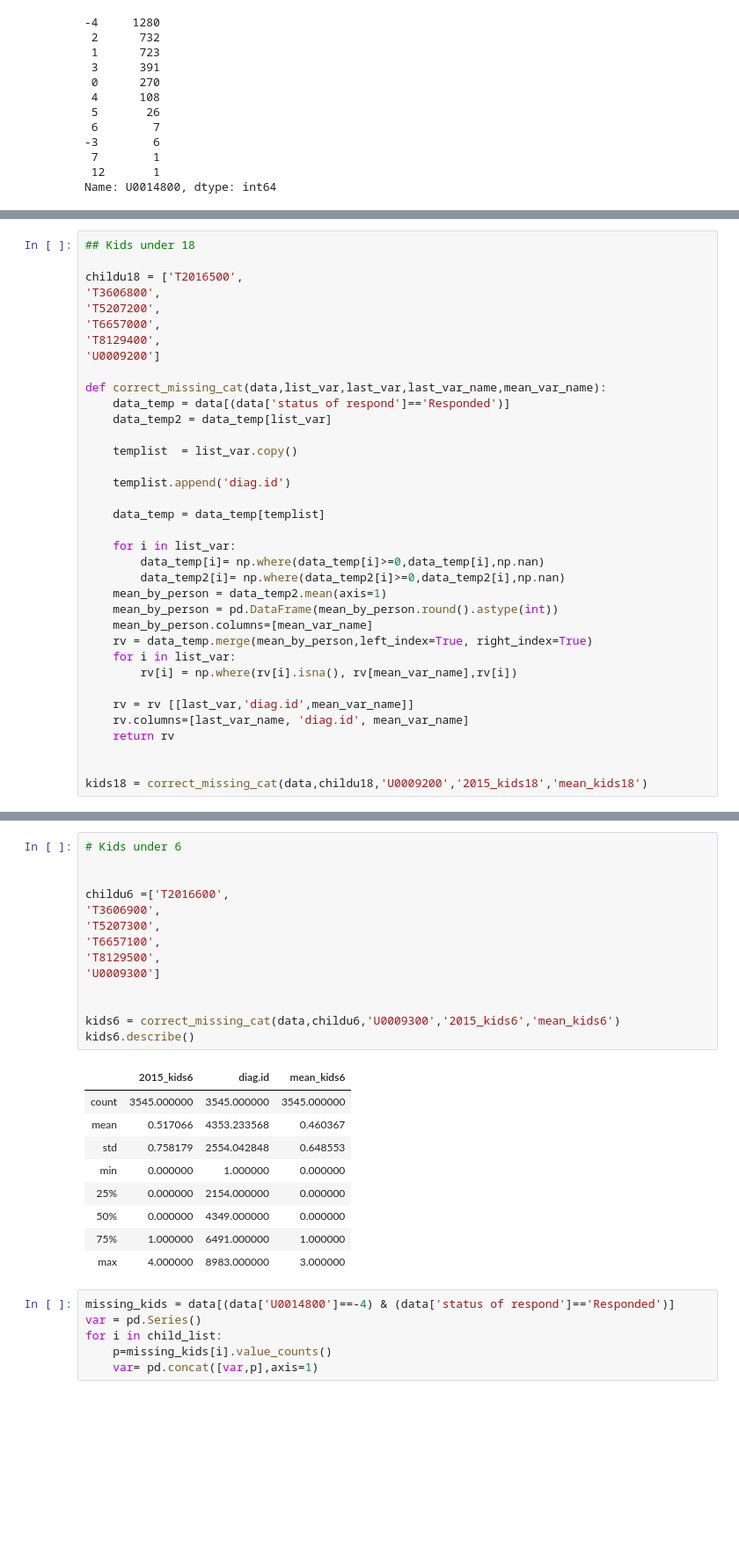
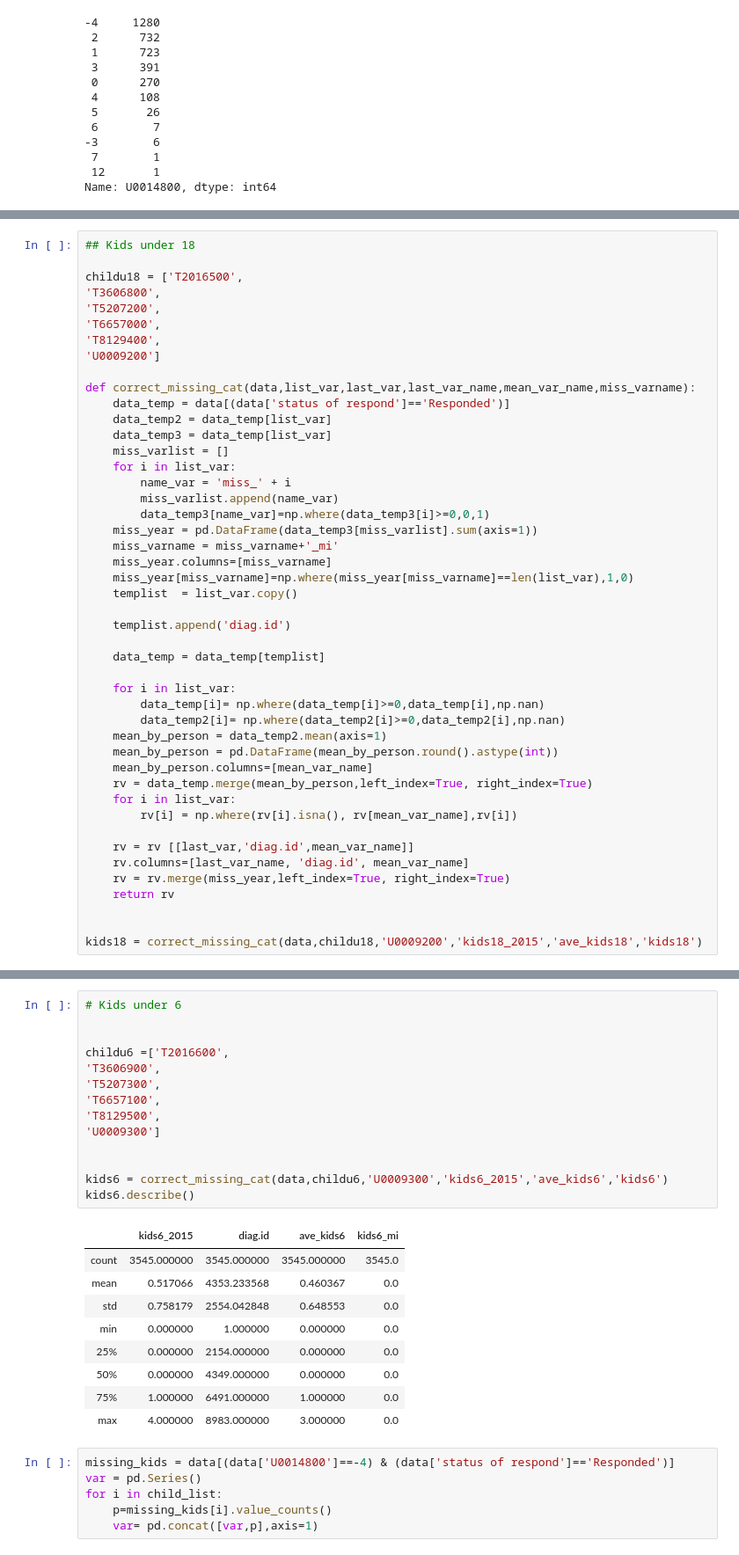
Before and after one commit to lucasmation/MLapp-yhat-challenge, a Jupyter notebook: Part1.ipynb, the cells around one changed output, grey strips where cells are left out. Shown at 88% size. Drawn from its saved outputs; the diff is of its cells as text; blank space fills up the shorter version.

```diff
--- a/Part1.ipynb
+++ b/Part1.ipynb
@@ -449,10 +470,19 @@ childu18 = ['T2016500',
 'T8129400',
 'U0009200']
 
-def correct_missing_cat(data,list_var,last_var,last_var_name,mean_var_name):
+def correct_missing_cat(data,list_var,last_var,last_var_name,mean_var_name,miss_varname):
     data_temp = data[(data['status of respond']=='Responded')]
     data_temp2 = data_temp[list_var]
-
+    data_temp3 = data_temp[list_var]
+    miss_varlist = []
+    for i in list_var:
+        name_var = 'miss_' + i
+        miss_varlist.append(name_var)
+        data_temp3[name_var]=np.where(data_temp3[i]>=0,0,1)
+    miss_year = pd.DataFrame(data_temp3[miss_varlist].sum(axis=1))
+    miss_varname = miss_varname+'_mi'
+    miss_year.columns=[miss_varname]
+    miss_year[miss_varname]=np.where(miss_year[miss_varname]==len(list_var),1,0)
     templist  = list_var.copy()
 
     templist.append('diag.id')
@@ -471,8 +501,9 @@ def correct_missing_cat(data,list_var,last_var,last_var_name,mean_var_name):
 
     rv = rv [[last_var,'diag.id',mean_var_name]]
     rv.columns=[last_var_name, 'diag.id', mean_var_name]
+    rv = rv.merge(miss_year,left_index=True, right_index=True)
     return rv
 
 
-kids18 = correct_missing_cat(data,childu18,'U0009200','2015_kids18','mean_kids18')
+kids18 = correct_missing_cat(data,childu18,'U0009200','kids18_2015','ave_kids18','kids18')
 # %%
@@ -490,27 +525,27 @@ kids18.describe()
 # %%
 # Kids under 6
 
 
 childu6 =['T2016600',
 'T3606900',
 'T5207300',
 'T6657100',
 'T8129500',
 'U0009300']
 
 
-kids6 = correct_missing_cat(data,childu6,'U0009300','2015_kids6','mean_kids6')
+kids6 = correct_missing_cat(data,childu6,'U0009300','kids6_2015','ave_kids6','kids6')
 kids6.describe()
 # %% [output]
-|  | 2015_kids6 | diag.id | mean_kids6 |
-| count | 3545.000000 | 3545.000000 | 3545.000000 |
-| mean | 0.517066 | 4353.233568 | 0.460367 |
-| std | 0.758179 | 2554.042848 | 0.648553 |
-| min | 0.000000 | 1.000000 | 0.000000 |
-| 25% | 0.000000 | 2154.000000 | 0.000000 |
-| 50% | 0.000000 | 4349.000000 | 0.000000 |
-| 75% | 1.000000 | 6491.000000 | 1.000000 |
-| max | 4.000000 | 8983.000000 | 3.000000 |
+|  | kids6_2015 | diag.id | ave_kids6 | kids6_mi |
+| count | 3545.000000 | 3545.000000 | 3545.000000 | 3545.0 |
+| mean | 0.517066 | 4353.233568 | 0.460367 | 0.0 |
+| std | 0.758179 | 2554.042848 | 0.648553 | 0.0 |
+| min | 0.000000 | 1.000000 | 0.000000 | 0.0 |
+| 25% | 0.000000 | 2154.000000 | 0.000000 | 0.0 |
+| 50% | 0.000000 | 4349.000000 | 0.000000 | 0.0 |
+| 75% | 1.000000 | 6491.000000 | 1.000000 | 0.0 |
+| max | 4.000000 | 8983.000000 | 3.000000 | 0.0 |
 # %%
 missing_kids = data[(data['U0014800']==-4) & (data['status of respond']=='Responded')]
 var = pd.Series()
```
Also changed, not shown: parts of 16 cells of this notebook, 4 other files.
